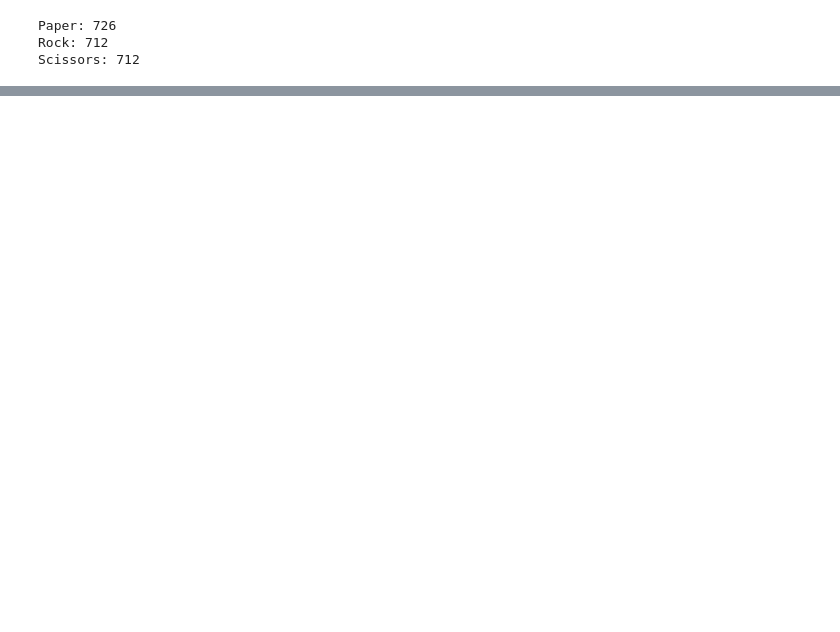
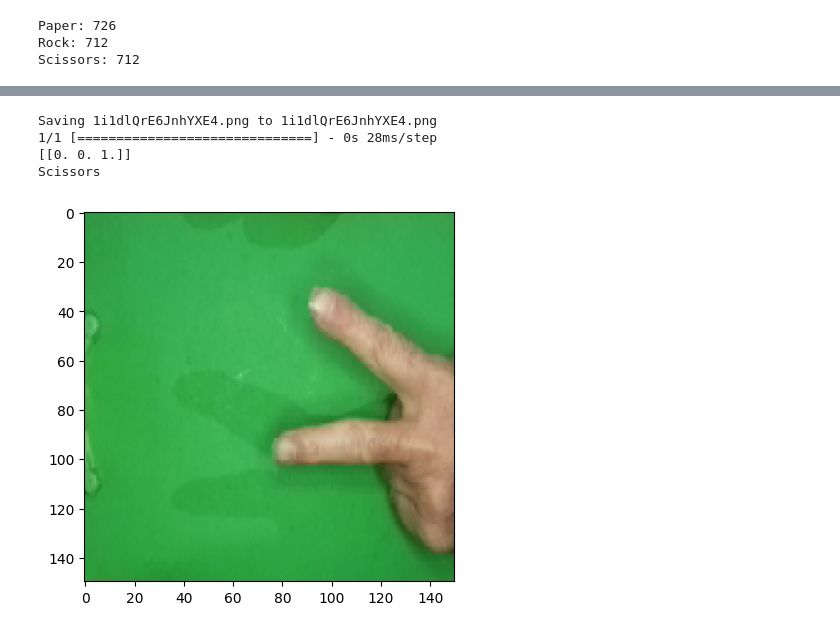
Before and after one commit to sultanfariz/Dicoding-Pemula-ML, a Jupyter notebook: cnn.ipynb, the cells around one changed output, grey strips where cells are left out. Saved outputs shown, nothing was run; the diff lists cells and outputs as text; code cells hidden in the pictures; blank space fills up the shorter version.

Commit message:
add function that take input and predict the input

```diff
--- a/cnn.ipynb
+++ b/cnn.ipynb
@@ -26,6 +26,6 @@ zip_ref = zipfile.ZipFile(local_zip, 'r')
 zip_ref.extractall('/tmp')
 zip_ref.close()
 
-base_dir = '/tmp/rockpaperscissors'
-os.listdir('/tmp/rockpaperscissors')
+base_dir = '/tmp/rockpaperscissors/rps-cv-images'
+os.listdir(base_dir)
 # %% [output]
@@ -42,13 +42,12 @@ Scissors: 712
 # %%
 from tensorflow.keras.preprocessing.image import ImageDataGenerator
 
-train_datagen = ImageDataGenerator(
+generator = ImageDataGenerator(
                     rescale=1./255,
                     rotation_range=20,
                     horizontal_flip=True,
                     shear_range = 0.2,
-                    fill_mode = 'nearest')
-
-test_datagen = ImageDataGenerator(
-                    rescale=1./255)
+                    fill_mode = 'nearest',
+                    validation_split=0.4
+                )
 # %%
@@ -80,7 +88,7 @@ model = tf.keras.models.Sequential([
     tf.keras.layers.MaxPooling2D(2,2),
     tf.keras.layers.Flatten(),
     tf.keras.layers.Dense(512, activation='relu'),
-    tf.keras.layers.Dense(1, activation='sigmoid')
+    tf.keras.layers.Dense(3, activation='sigmoid')
 ])
 model.summary()
 # %% [output]
@@ -102,8 +110,8 @@ Trainable params: 13529665 (51.61 MB)
 Non-trainable params: 0 (0.00 Byte)
 _________________________________________________________________
 # %%
-# compile model dengan 'adam' optimizer loss function 'binary_crossentropy'
-model.compile(loss='binary_crossentropy',
+# compile model dengan 'adam' optimizer loss function 'categorical_crossentropy'
+model.compile(loss='categorical_crossentropy',
               optimizer=tf.optimizers.Adam(),
               metrics=['accuracy'])
 # %%
@@ -141,0 +150,30 @@ print(model.evaluate(validation_generator, verbose=0)[1])
+# %%
+import numpy as np
+from google.colab import files
+from tensorflow.keras.preprocessing import image
+import matplotlib.pyplot as plt
+import matplotlib.image as mpimg
+%matplotlib inline
+
+uploaded = files.upload()
+
+for fn in uploaded.keys():
+
+  # predicting images
+  path = fn
+  img = image.load_img(path, target_size=(150,150))
+
+  imgplot = plt.imshow(img)
+  x = image.img_to_array(img)
+  x = np.expand_dims(x, axis=0)
+  images = np.vstack([x])
+
+  classes = model.predict(images, batch_size=10)
+  print(classes)
+  if classes[0][0] == 1:
+    print('Paper')
+  elif classes[0][1] == 1:
+    print('Rock')
+  else:
+    print('Scissors')
+# %% [output]
@@ -141,0 +181,5 @@ print(model.evaluate(validation_generator, verbose=0)[1])
+Saving 1i1dlQrE6JnhYXE4.png to 1i1dlQrE6JnhYXE4.png
+1/1 [==============================] - 0s 28ms/step
+[[0. 0. 1.]]
+Scissors
+[figure, added]
```
Also changed, not shown: parts of 7 cells of this notebook.
